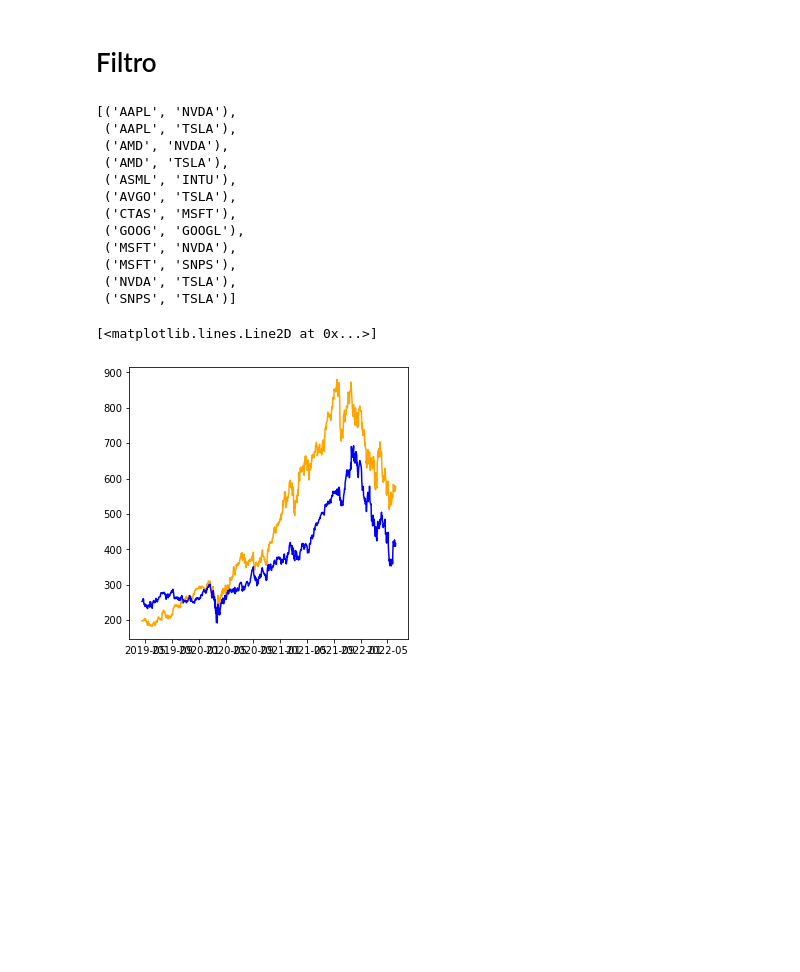
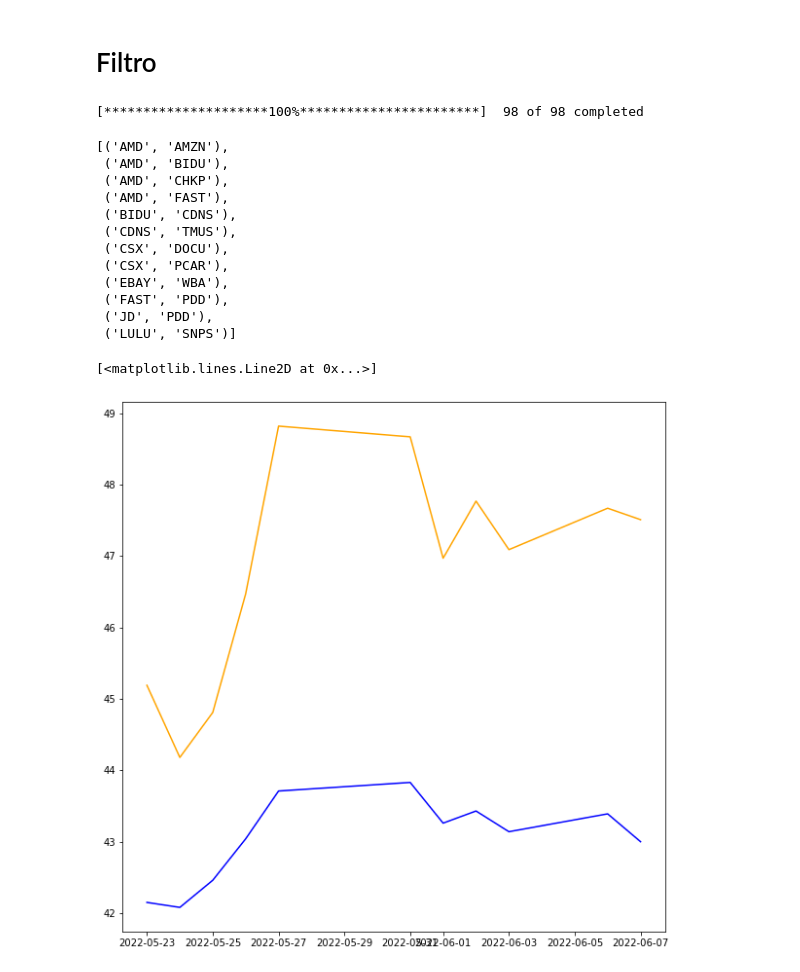
Before and after one commit to FabianEH/ETF-Filter-, a Jupyter notebook: metricas.ipynb, the cells around one changed output. Cells and saved outputs as stored; diff of their text form; code cells hidden in the pictures; blank space fills up the shorter version.

```diff
--- a/metricas.ipynb
+++ b/metricas.ipynb
@@ -44,8 +44,8 @@ def varInfo(X,Y,bins,norm=False):
         vXY/=hXY # normalized variation of information
     return vXY
 # %%
-start = datetime.datetime(2018, 1, 1)
-end = datetime.datetime(2022, 6, 23)
+start = datetime.date.today()-datetime.timedelta(days=45)
+end = datetime.date.today()
 
 tickers = ['ATVI', 'ADBE', 'AMD', 'ALGN', 'GOOG', 'GOOGL', 'AMZN', 'AMGN', 'ADI', 'AAPL', 'AMAT', 'ASML', 'ADSK',
     'ADP','BIDU', 'BIIB', 'BMRN', 'BKNG', 'AVGO', 'CDNS', 'CDW', 'CERN', 'CHTR', 'CHKP', 'CTAS', 'CSCO',
@@ -83,22 +83,10 @@ class paresTrading:
     def TopologicalEmbedding(self, tol=100, lagtime=1):
 
 
-        lista_topological = []
-        lista_embedding = []
-
-        for ticker in self.data_filtration.columns:
-            topo = ETF.Tembedding(self.data_filtration[ticker])
-            topo.tset(ticker, lagtime)
-            lista_topological.append(topo.ticker_tset)
-
-            topo.tembedding()
-            lista_embedding.append((ticker, topo.ticker_embedding))
-
-        self.embedding_df = pd.DataFrame(lista_embedding, columns=['Ticker','Embedding']).set_index('Ticker')
-        embedding_df = self.embedding_df
+        topo = Tembedding(self.data_filtration)
 
         for pair in self.pairs:
-            resultado = topo.hausdorff_metric(embedding_df.loc[[pair[0]]].Embedding[0], embedding_df.loc[[pair[1]]].Embedding[0])
+            resultado = topo.hausdorff(pair[0], pair[1])
             if resultado > tol:
                 self.pairs.remove(pair)
 
@@ -203,8 +191,10 @@ class paresTrading:
         plt.figure(figsize=(25,25))
         sns.heatmap(metrica, cmap = sns.cm.rocket_r)
 # %%
-#modelo = paresTrading(tickers, start, end)
+modelo = paresTrading(tickers, start, end)
 
-modelo.clear_filter()
+#modelo.clear_filter()
+# %% [output]
+[*********************100%***********************]  98 of 98 completed
 # %%
 modelo.distance_correlationTest(tol=0.2)
@@ -219,28 +208,28 @@ modelo.TopologicalEmbedding(tol=60)
 # %%
 modelo.pairs
 # %% [output]
-[('AAPL', 'NVDA'),
- ('AAPL', 'TSLA'),
- ('AMD', 'NVDA'),
- ('AMD', 'TSLA'),
- ('ASML', 'INTU'),
- ('AVGO', 'TSLA'),
- ('CTAS', 'MSFT'),
- ('GOOG', 'GOOGL'),
- ('MSFT', 'NVDA'),
- ('MSFT', 'SNPS'),
- ('NVDA', 'TSLA'),
- ('SNPS', 'TSLA')]
+[('AMD', 'AMZN'),
+ ('AMD', 'BIDU'),
+ ('AMD', 'CHKP'),
+ ('AMD', 'FAST'),
+ ('BIDU', 'CDNS'),
+ ('CDNS', 'TMUS'),
+ ('CSX', 'DOCU'),
+ ('CSX', 'PCAR'),
+ ('EBAY', 'WBA'),
+ ('FAST', 'PDD'),
+ ('JD', 'PDD'),
+ ('LULU', 'SNPS')]
 # %%
-A = "ASML"
-B = "INTU"
+A = "EBAY"
+B = "WBA"
 
-plt.figure(figsize=(5,5))
+plt.figure(figsize=(10,10))
 plt.plot(modelo.df[A], c= 'orange')
 plt.plot(modelo.df[B], c='blue')
 # %% [output]
 [<matplotlib.lines.Line2D at 0x...>]
-[figure, old version]
+[figure, new version]
 # %%
 plt.figure(figsize=(5,5))
 plt.plot((modelo.df[A]-np.min(modelo.df[A]))/(np.max(modelo.df[A]) - np.min(modelo.df[A])), c='orange')
```
Also changed, not shown: parts of 7 cells of this notebook, 2 other files.
